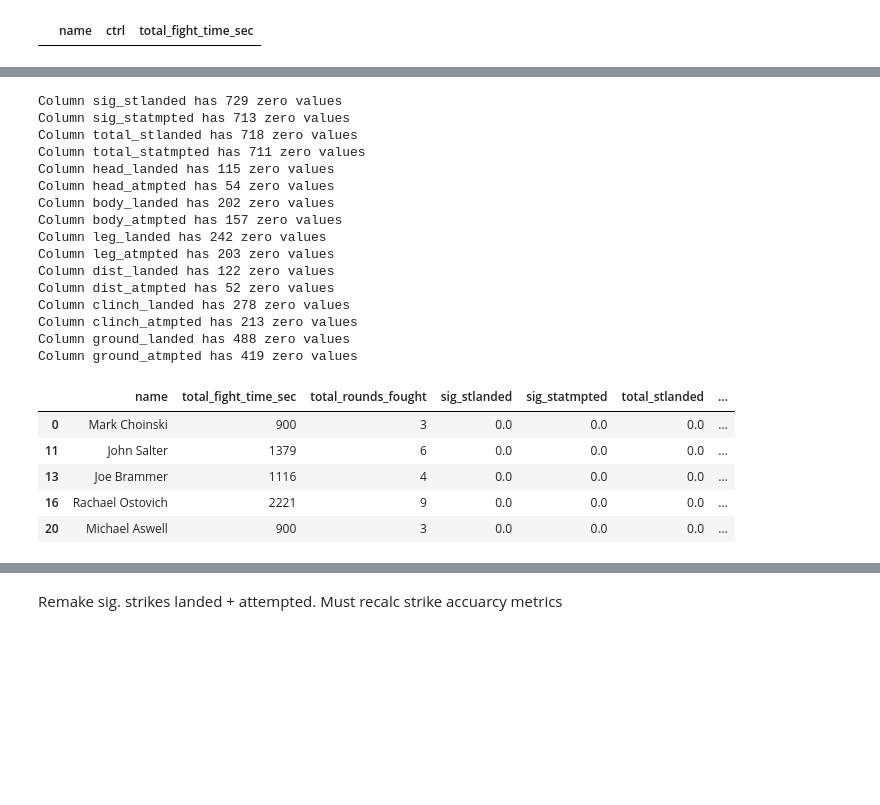
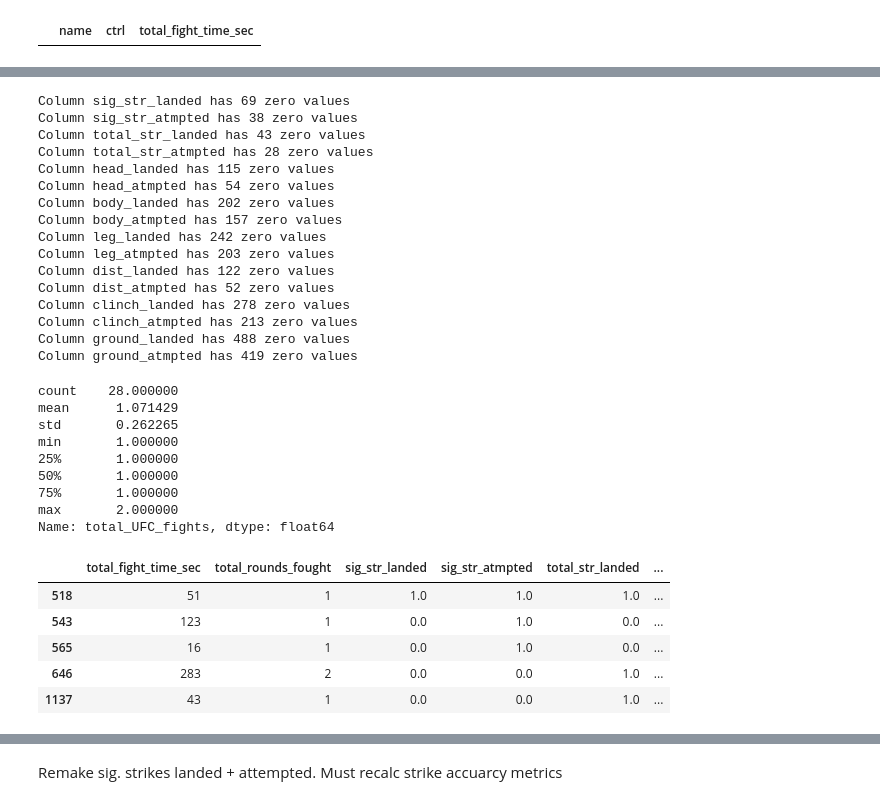
Before and after one commit to sgracia19/UFC_Fighter_Segmentation, a Jupyter notebook: notebooks/02_Data_Exploration.ipynb, the cells around one changed output, grey strips where cells are left out. Drawn from its saved outputs; the diff is of its cells as text; code cells hidden in the pictures; blank space fills up the shorter version.

```diff
--- a/notebooks/02_Data_Exploration.ipynb
+++ b/notebooks/02_Data_Exploration.ipynb
@@ -298,8 +293,8 @@ def validate_column(df, cols):
 
 # Some key columns are reasonable to have zero values, but we should check them anyway
 
-key_numeric_cols = ['total_fight_time_sec', 'total_rounds_fought', 'sig_stlanded',
-       'sig_statmpted', 'total_stlanded', 'total_statmpted',
+key_numeric_cols = ['total_fight_time_sec', 'total_rounds_fought', 'sig_str_landed',
+       'sig_str_atmpted', 'total_str_landed', 'total_str_atmpted',
        'head_landed', 'head_atmpted', 'body_landed',
        'body_atmpted', 'leg_landed', 'leg_atmpted', 'dist_landed',
        'dist_atmpted', 'clinch_landed', 'clinch_atmpted', 'ground_landed',
@@ -307,10 +302,10 @@ key_numeric_cols = ['total_fight_time_sec', 'total_rounds_fought', 'sig_stlanded
 
 validate_column(df, key_numeric_cols)
 # %% [output]
-Column sig_stlanded has 729 zero values
-Column sig_statmpted has 713 zero values
-Column total_stlanded has 718 zero values
-Column total_statmpted has 711 zero values
+Column sig_str_landed has 69 zero values
+Column sig_str_atmpted has 38 zero values
+Column total_str_landed has 43 zero values
+Column total_str_atmpted has 28 zero values
 Column head_landed has 115 zero values
 Column head_atmpted has 54 zero values
 Column body_landed has 202 zero values
@@ -325,12 +320,25 @@ Column ground_landed has 488 zero values
 Column ground_atmpted has 419 zero values
 # %%
 # Zero in on fighters with no significant strikes landed
-df.loc[df['sig_stlanded'] == 0, ['name'] + key_numeric_cols].head()
+df.loc[df['total_str_atmpted'] == 0].total_UFC_fights.describe()
 # %% [output]
-|  | name | total_fight_time_sec | total_rounds_fought | sig_stlanded | sig_statmpted | total_stlanded | ... |
-| 0 | Mark Choinski | 900 | 3 | 0.0 | 0.0 | 0.0 | ... |
-| 11 | John Salter | 1379 | 6 | 0.0 | 0.0 | 0.0 | ... |
-| 13 | Joe Brammer | 1116 | 4 | 0.0 | 0.0 | 0.0 | ... |
-| 16 | Rachael Ostovich | 2221 | 9 | 0.0 | 0.0 | 0.0 | ... |
-| 20 | Michael Aswell | 900 | 3 | 0.0 | 0.0 | 0.0 | ... |
+count    28.000000
+mean      1.071429
+std       0.262265
+min       1.000000
+25%       1.000000
+50%       1.000000
+75%       1.000000
+max       2.000000
+Name: total_UFC_fights, dtype: float64
+# %%
+# Zero in on fighters with no significant strikes landed
+df.loc[df['total_str_atmpted'] == 1][key_numeric_cols].head()
+# %% [output]
+|  | total_fight_time_sec | total_rounds_fought | sig_str_landed | sig_str_atmpted | total_str_landed | ... |
+| 518 | 51 | 1 | 1.0 | 1.0 | 1.0 | ... |
+| 543 | 123 | 1 | 0.0 | 1.0 | 0.0 | ... |
+| 565 | 16 | 1 | 0.0 | 1.0 | 0.0 | ... |
+| 646 | 283 | 2 | 0.0 | 0.0 | 1.0 | ... |
+| 1137 | 43 | 1 | 0.0 | 0.0 | 1.0 | ... |
 # %% [markdown]
```
Also changed, not shown: parts of 30 cells of this notebook, 3 other files.
